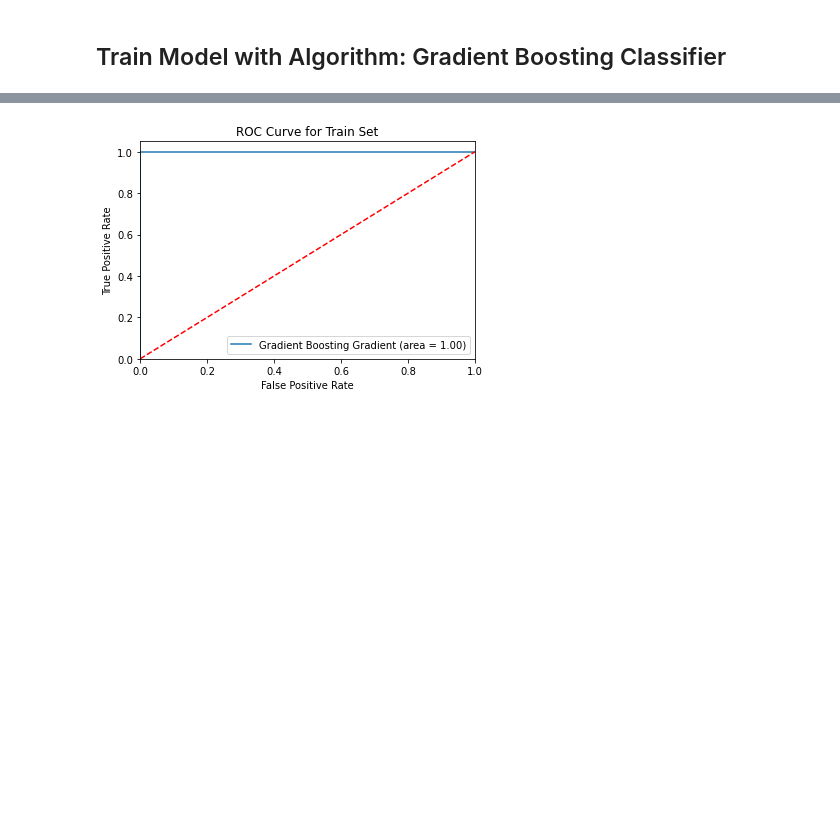
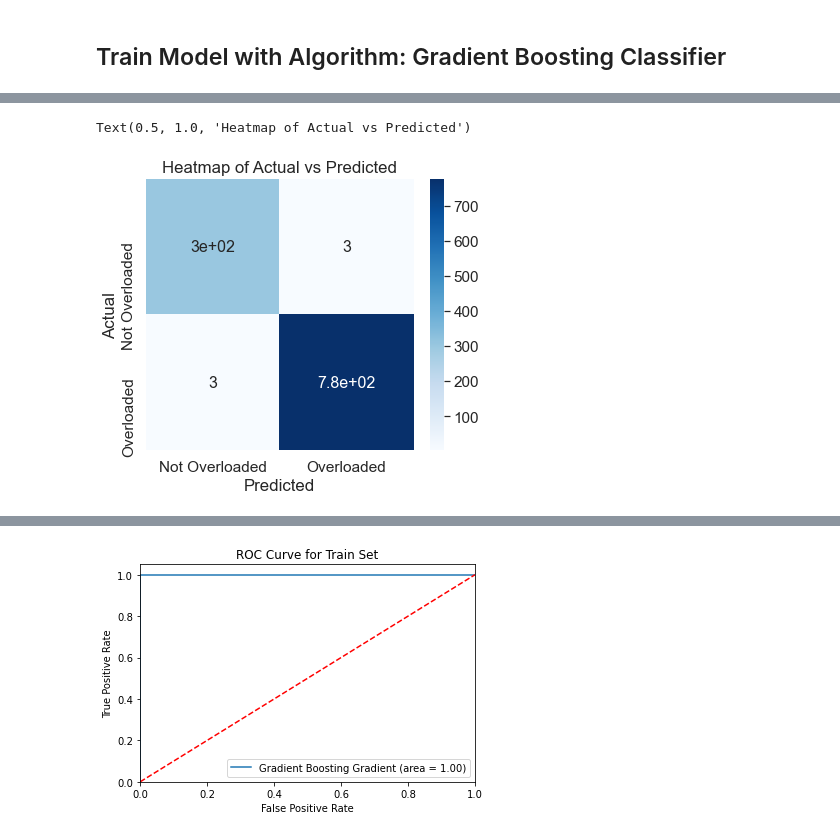
Before and after one commit to choowengyan/CAIIC, a Jupyter notebook: Prediction-Julian.ipynb, the cells around one changed output, grey strips where cells are left out. Drawn from its saved outputs; the diff is of its cells as text; code cells hidden in the pictures; blank space fills up the shorter version.

```diff
--- a/Prediction-Julian.ipynb
+++ b/Prediction-Julian.ipynb
@@ -655,3 +654,22 @@ from joblib import dump, load
+# %%
+from sklearn.metrics import confusion_matrix
+
+# evaluate model for test set
+class_names_gbc=["Not Overloaded","Overloaded"]
+cm_gbc = confusion_matrix(y_test, Y_pred_GBC, labels=[1,0])
+
+df_cm_gbc = pd.DataFrame(cm_gbc, columns=class_names_gbc, index = class_names_gbc)
+df_cm_gbc.index.name = 'Actual'
+df_cm_gbc.columns.name = 'Predicted'
+plt.figure(figsize = (6,5))
+#for label size
+sns.set(font_scale=1.4)
+# font size
+sns.heatmap(df_cm_gbc, cmap="Blues", annot=True,annot_kws={"size": 16})
+plt.title('Heatmap of Actual vs Predicted')
+# %% [output]
+Text(0.5, 1.0, 'Heatmap of Actual vs Predicted')
+[figure, added]
 # %%
 #Cross validation to check overfitting
 
```
Also changed, not shown: parts of 12 cells of this notebook, 1 other file.
